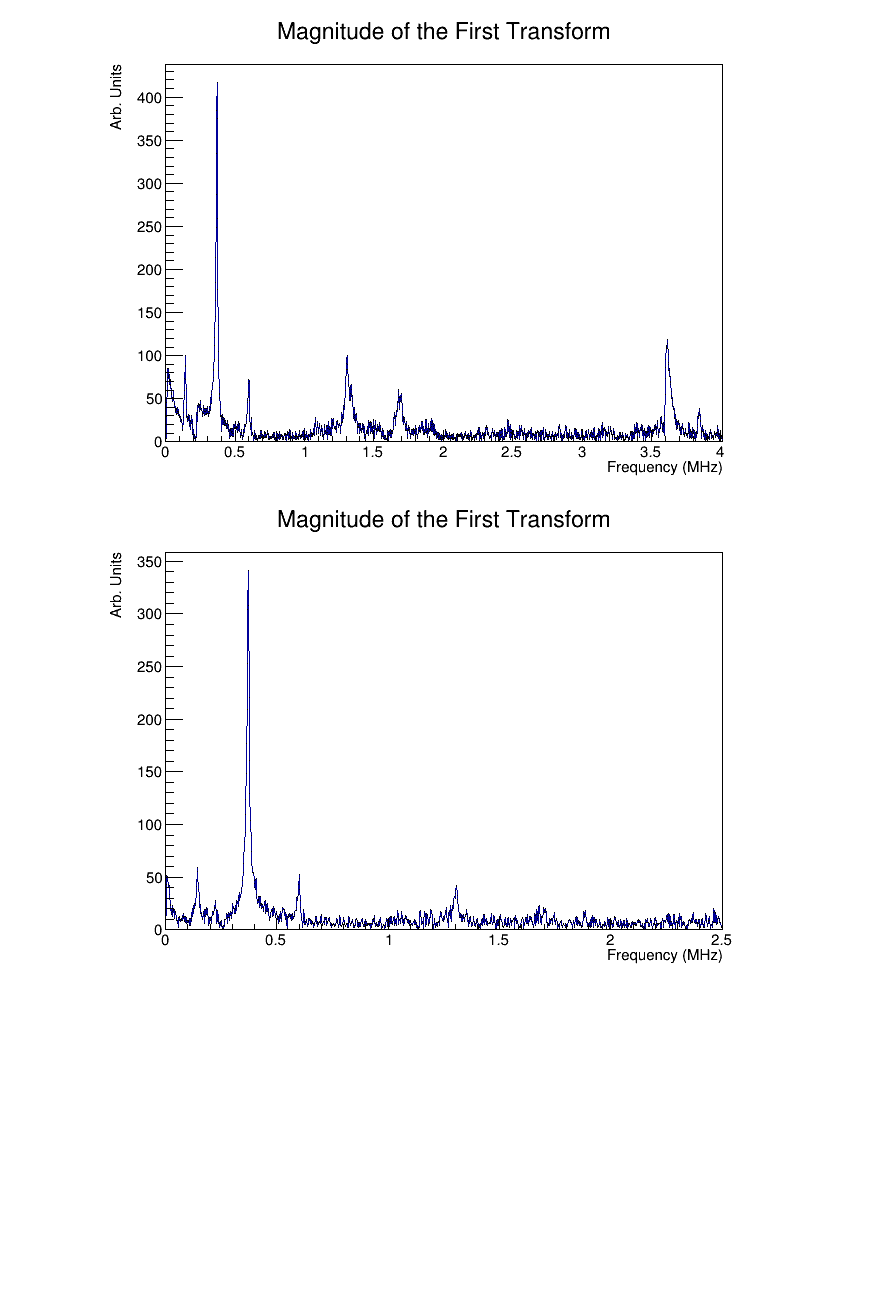
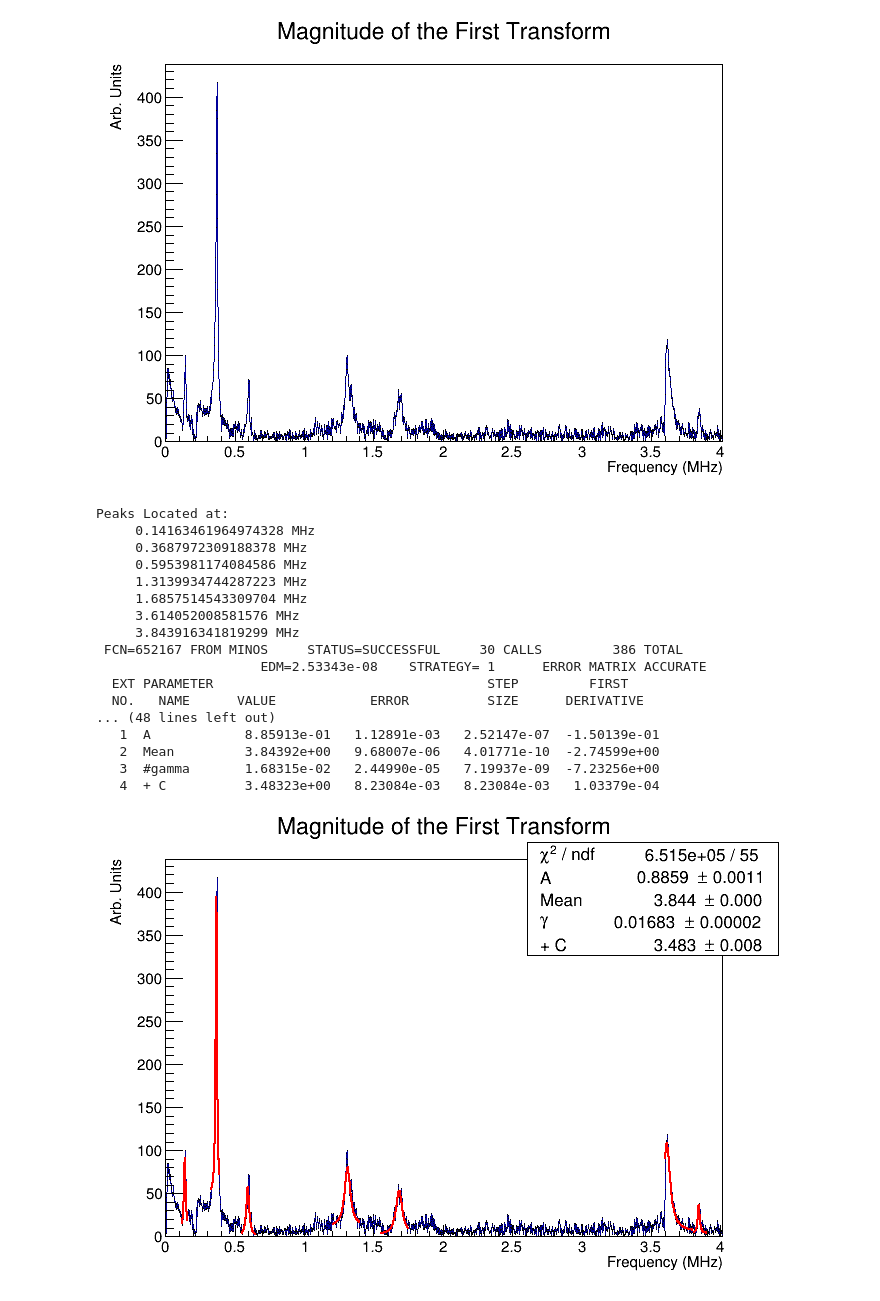
Before and after one commit to jlabounty/g-2, a Jupyter notebook: calorimeter/Residuals_NewFile.ipynb, the cells around one changed output. Saved outputs shown, nothing was run; the diff lists cells and outputs as text; code cells hidden in the pictures; blank space fills up the shorter version.

```diff
--- a/calorimeter/Residuals_NewFile.ipynb
+++ b/calorimeter/Residuals_NewFile.ipynb
@@ -365,10 +381,3 @@ hxform.GetXaxis().SetRangeUser(0,limmaxMHz/2)
 16.040109489051098 8.020054744525549
 Warning in <TFile::Append>: Replacing existing TH1: out_MAG P (Potential memory leak).
 [figure]
-# %%
-c = r.TCanvas()
-hxform.Draw("HIST P0 L")
-hxform.GetXaxis().SetRangeUser(0,2.5)
-c.Draw()
-# %% [output]
-[figure, removed]
@@ -374,0 +416,52 @@ c.Draw()
+# %%
+c = r.TCanvas()
+hxform.GetXaxis().SetRangeUser(0,limmaxMHz/2)
+hxform.Draw("HIST P0 L")
+
+hxform.Fit("peak1","REMB")
+hxform.Fit("peak2","REMB")
+hxform.Fit("peak3","REMB")
+hxform.Fit("peak4","REMB")
+hxform.Fit("peak5","REMB")
+hxform.Fit("peak6","REMB")
+hxform.Fit("peak7","REMB")
+
+func1.Draw("SAME")
+func2.Draw("SAME")
+func3.Draw("SAME")
+func4.Draw("SAME")
+func5.Draw("SAME")
+func6.Draw("SAME")
+func7.Draw("SAME")
+
+print("Peaks Located at: ")
+print("    ",func5.GetParameter(1),"MHz")
+print("    ",func1.GetParameter(1),"MHz")
+print("    ",func4.GetParameter(1),"MHz")
+print("    ",func2.GetParameter(1),"MHz")
+print("    ",func3.GetParameter(1),"MHz")
+print("    ",func6.GetParameter(1),"MHz")
+print("    ",func7.GetParameter(1),"MHz")
+
+#hxform.GetXaxis().SetRangeUser(0,0.5)
+
+c.Draw()
+# %% [output]
+Peaks Located at:
+     0.14163461964974328 MHz
+     0.3687972309188378 MHz
+     0.5953981174084586 MHz
+     1.3139934744287223 MHz
+     1.6857514543309704 MHz
+     3.614052008581576 MHz
+     3.843916341819299 MHz
+ FCN=652167 FROM MINOS     STATUS=SUCCESSFUL     30 CALLS         386 TOTAL
+                     EDM=2.53343e-08    STRATEGY= 1      ERROR MATRIX ACCURATE
+  EXT PARAMETER                                   STEP         FIRST
+  NO.   NAME      VALUE            ERROR          SIZE      DERIVATIVE
+... (48 lines left out)
+   1  A            8.85913e-01   1.12891e-03   2.52147e-07  -1.50139e-01
+   2  Mean         3.84392e+00   9.68007e-06   4.01771e-10  -2.74599e+00
+   3  #gamma       1.68315e-02   2.44990e-05   7.19937e-09  -7.23256e+00
+   4  + C          3.48323e+00   8.23084e-03   8.23084e-03   1.03379e-04
+[figure, added]
```
Also changed, not shown: parts of 23 cells of this notebook, 3 other files.
